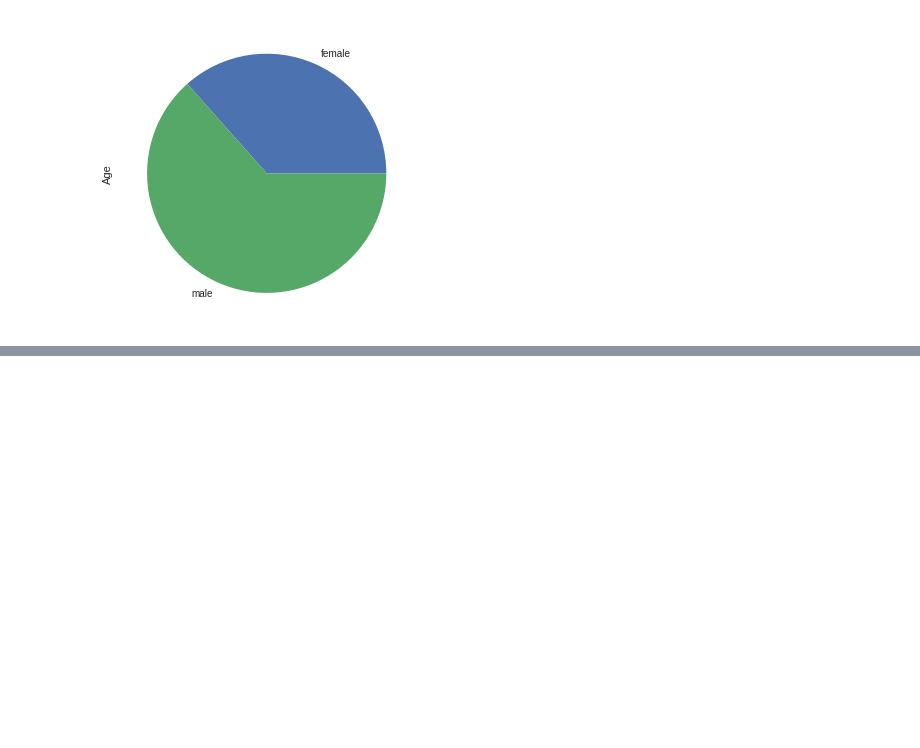
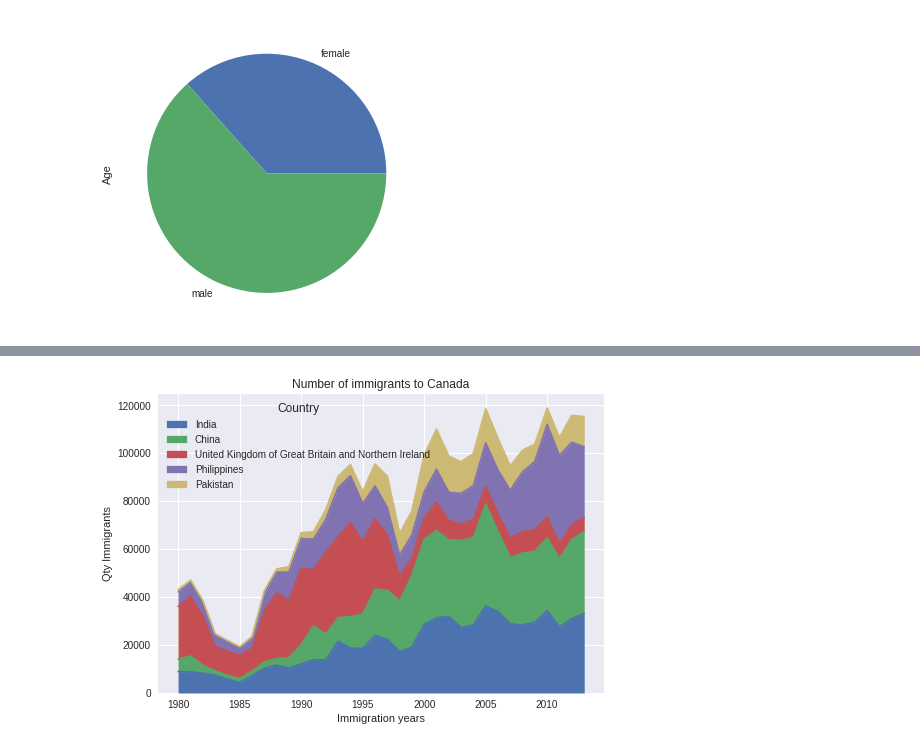
Before and after one commit to AndresUrregoAngel/Python, a Jupyter notebook: ML/Figures.ipynb, the cells around one changed output, grey strips where cells are left out. Drawn from its saved outputs; the diff is of its cells as text; code cells hidden in the pictures; blank space fills up the shorter version.

```diff
--- a/ML/Figures.ipynb
+++ b/ML/Figures.ipynb
@@ -108,0 +95,13 @@ for year in years:
+# %%
+df_can = pd.read_excel('https://ibm.box.com/shared/static/lw190pt9zpy5bd1ptyg2aw15awomz9pu.xlsx',
+                       sheet_name='Canada by Citizenship',
+                       skiprows=range(20),
+                       skipfooter=2)
+
+df_can.rename(columns={'OdName':'Country', 'AreaName':'Continent', 'RegName':'Region'}, inplace=True)
+df_can.drop(['AREA','REG','DEV','Type','Coverage'], axis=1, inplace=True)
+
+df_can['Total'] = df_can.sum(axis=1)
+df_can.set_index('Country', inplace=True)
+
+df_can.head(5)
@@ -108,0 +119,7 @@ for year in years:
+# %%
+df_can.sort_values(['Total'],ascending=False,axis=0, inplace= True)
+df_top5 = df_can.head(5)
+df_top5.drop(['Total','Continent','Region','DevName'], axis=1, inplace=True)
+
+df_top5 = df_top5.transpose()
+df_top5.head(5)
@@ -108,0 +137,8 @@ for year in years:
+# %%
+df_top5.plot(kind='area')
+plt.ylabel('Qty Immigrants')
+plt.xlabel('Immigration years')
+plt.title('Number of immigrants to Canada')
+plt.show()
+# %% [output]
+[figure, added]
```
Also changed, not shown: parts of 5 cells of this notebook.
